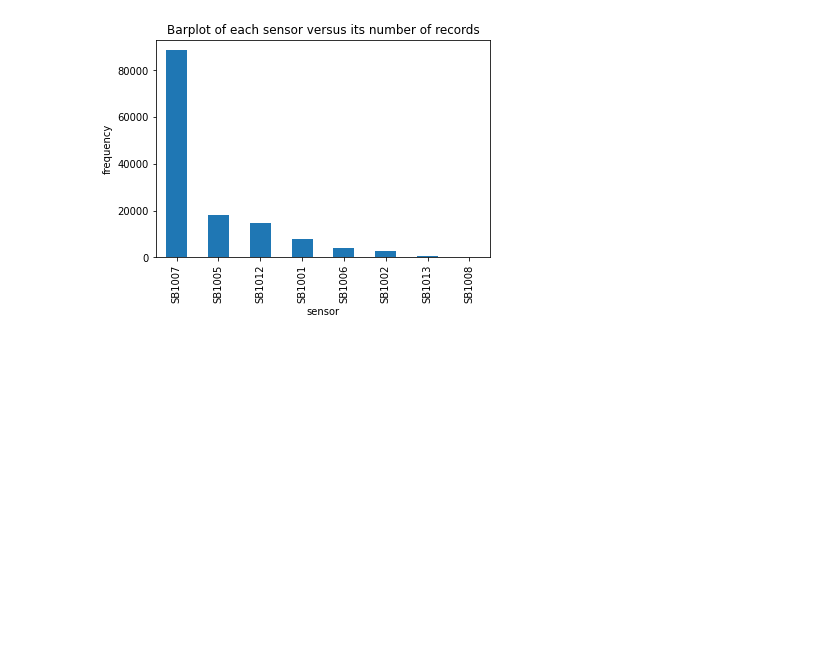
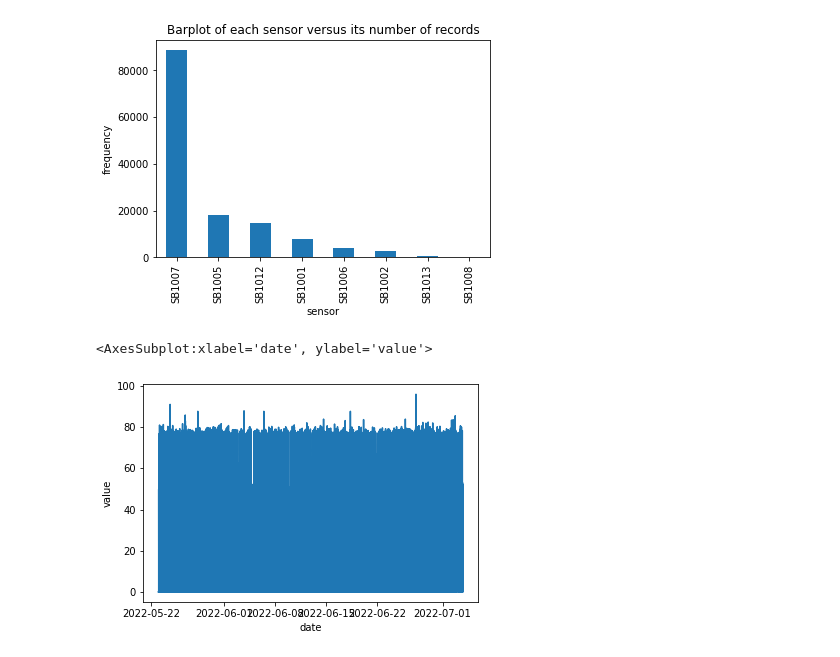
Before and after one commit to wendytim4/SENSOR-METRICS-ANALYSIS, a Jupyter notebook: analysis.ipynb, the cells around one changed output. Drawn from its saved outputs; the diff is of its cells as text; code cells hidden in the pictures; blank space fills up the shorter version.

Commit message:
Analyse the db_level of the noise sensors

```diff
--- a/analysis.ipynb
+++ b/analysis.ipynb
@@ -37,3 +35,20 @@ plt.title('Barplot of each sensor versus its number of records')
 plt.show()
 # %% [output]
 [figure]
+# %%
+
+#sns.lineplot(data=newdb_level, x="time", y="value",hue="device_id")
+import datetime
+newdb_level = newdb_level.set_index('date')
+newdb_level.index =pd.to_datetime(newdb_level.index)
+
+def __lineplot(deviceid):
+    new_dfdevice_id = newdb_level[newdb_level['device_id'] == deviceid]
+    return new_dfdevice_id
+
+
+SB1007=__lineplot('SB1007')
+sns.lineplot(data=SB1007, x="date", y="value")
+# %% [output]
+<AxesSubplot:xlabel='date', ylabel='value'>
+[figure, added]
```
Also changed, not shown: parts of 15 cells of this notebook, 1 other file.
